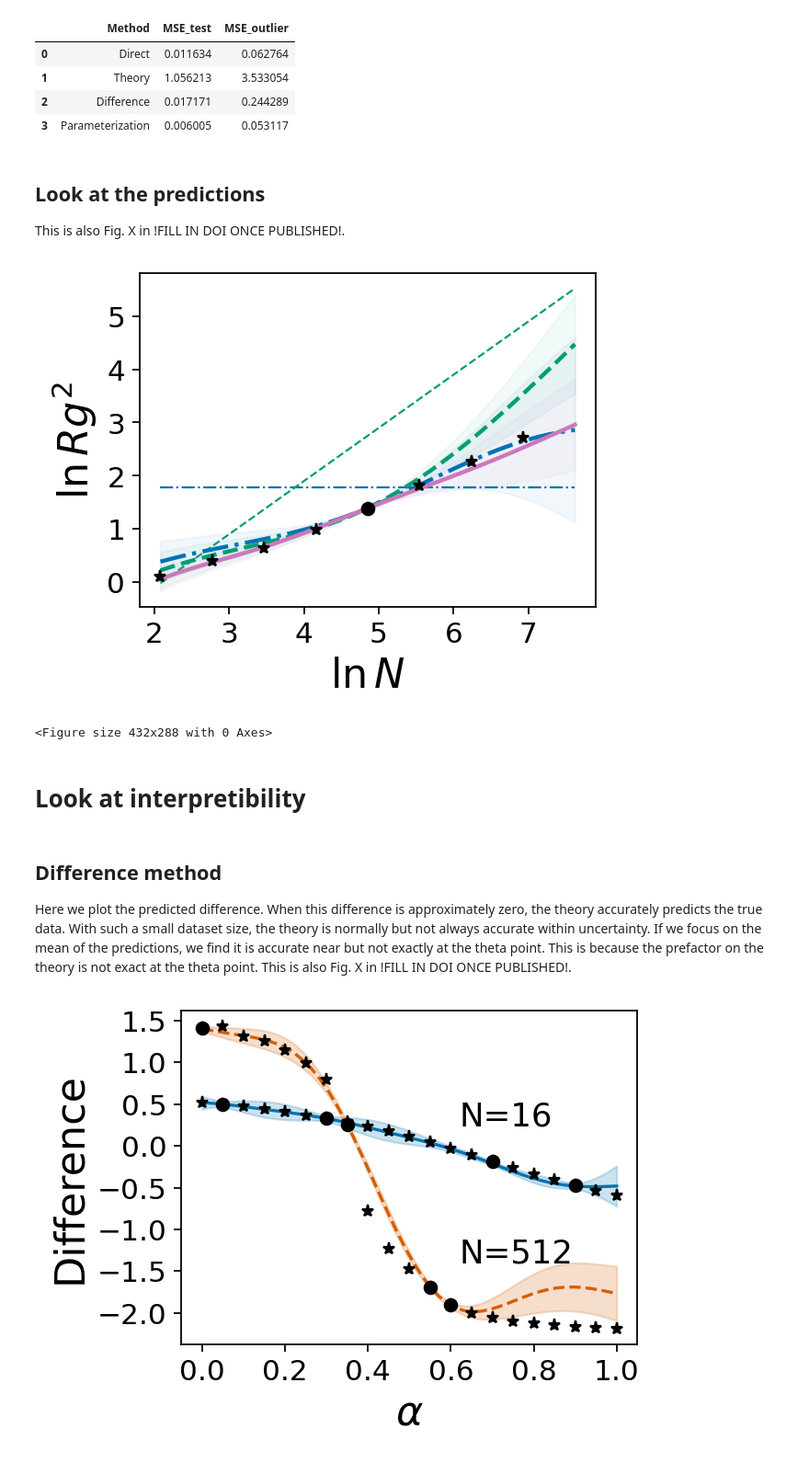
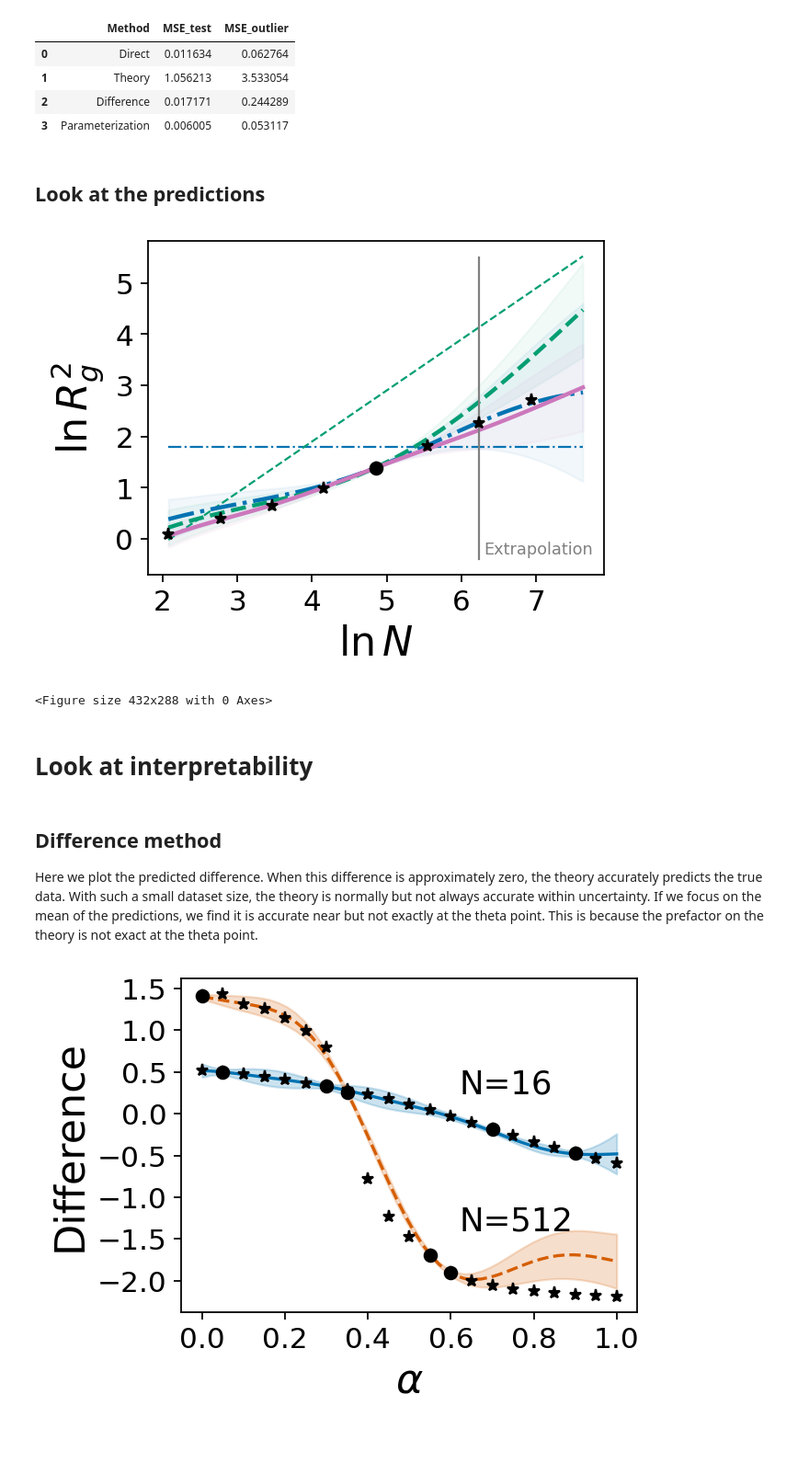
Before and after one commit to usnistgov/TaML, a Jupyter notebook: notebooks/MethodComparison_GPR_HomoscedasticNoise.ipynb, the cells around one changed output. Shown: that part at 92% size. Cells and saved outputs as stored; diff of their text form; code cells hidden in the pictures.

```diff
--- a/notebooks/MethodComparision_GPR_HomoscedasticNoise.ipynb
+++ b/notebooks/MethodComparison_GPR_HomoscedasticNoise.ipynb
@@ -200,25 +215,28 @@ kernel2 = gpflow.kernels.Linear(active_dims=[0])
 kernel2.variance.assign(1)
 
 # kernel for the slope
-kernel3 = gpflow.kernels.SquaredExponential(lengthscales=[3],active_dims=[1])
+kernel3 = gpflow.kernels.SquaredExponential(lengthscales=[3], active_dims=[1])
 
 # total kernel
 kernel = kernel2*kernel3+kernel1
 
-model_param = gpflow.models.GPR((x_train, y_train-t_train), kernel=kernel, mean_function=gpflow.mean_functions.Constant())
-set_trainable(model_param.kernel.kernels[0].kernels[0].variance, False) # fix one of the two prefactors that are multiplied by each other
+model_param = gpflow.models.GPR(
+    (x_train, y_train-t_train), kernel=kernel, mean_function=gpflow.mean_functions.Constant())
 
-#optimize
+# fix one of the two prefactors that are multiplied by each other
+set_trainable(model_param.kernel.kernels[0].kernels[0].variance, False)
+
+# optimize
 model_param = optimizeGPR(model_param)
 
 # test
 y_mean, y_var = model_param.predict_f(x_test)
 y_mean += t_test
-mse_param = mean_squared_error(y_test,y_mean)
+mse_param = mean_squared_error(y_test, y_mean)
 
 y_mean, y_var = model_param.predict_f(x_out)
 y_mean += t_out
-mse_out_param = mean_squared_error(y_out,y_mean)
+mse_out_param = mean_squared_error(y_out, y_mean)
 # %% [output]
 ╒═══════════════════════════════════════════════╤═══════════╤══════════════════╤═════════╤═════════════╤═════════╤═════════╤═══════════╕
 │ name                                          │ class     │ transform        │ prior   │ trainable   │ shape   │ dtype   │ value     │
@@ -253,32 +273,35 @@ dftable.head()
 | 3 | Parameterization | 0.006005 | 0.053117 |
 # %% [markdown]
 ## Look at the predictions
-This is also Fig. X in !FILL IN DOI ONCE PUBLISHED!.
 # %%
 figure(figsize=(4, 3), dpi=160)
 
-lamb=1. # pick a value of lambda to look at
+lamb = 1.  # pick a value of lambda to look at
 
 
 # compute the predictions
-xx=np.array([np.linspace(np.log(8),np.log(1024*2),50),np.ones(50)*lamb]).transpose()
+xx = np.array([np.linspace(np.log(8), np.log(1024*2), 50),
+              np.ones(50)*lamb]).transpose()
 
 mean_direct, var_direct = model_direct.predict_f(xx)
 
 mean_diff, var_diff = model_diff.predict_f(xx)
-mean_diff = mean_diff.numpy() + xx[:,0].reshape(1,-1).transpose()+np.log(1/6)
+mean_diff = mean_diff.numpy() + xx[:, 0].reshape(1, -1).transpose()+np.log(1/6)
 
 mean_param, var_param = model_param.predict_f(xx)
-mean_param = mean_param.numpy() + xx[:,0].reshape(1,-1).transpose()+np.log(1/6)
+mean_param = mean_param.numpy(
+) + xx[:, 0].reshape(1, -1).transpose()+np.log(1/6)
 
 # Plot the priors
-plt.plot(xx[:,0], model_direct.mean_function.c.numpy()+xx[:,0]*0, "-.",color=cmap[0], lw=1, label='Direct prior')
-plt.plot(xx[:,0], model_diff.mean_function.c.numpy()+np.log(1/6)+xx[:,0], "--", color=cmap[2], lw=1, label='Difference prior')
+plt.plot(xx[:, 0], model_direct.mean_function.c.numpy()+xx[:, 0]
+         * 0, "-.", color=cmap[0], lw=1, label='Direct prior')
+plt.plot(xx[:, 0], model_diff.mean_function.c.numpy()+np.log(1/6) +
+         xx[:, 0], "--", color=cmap[2], lw=1, label='Difference prior')
 
 # plot the predictions
-plt.plot(xx[:,0], mean_direct, '-.', color=cmap[0], lw=2, label='direct')
-plt.plot(xx[:,0], mean_diff, '--', color=cmap[2], lw=2, label='difference')
-plt.plot(xx[:,0], mean_param, color=cmap[4], lw=2, label='parameterization')
+plt.plot(xx[:, 0], mean_direct, '-.', color=cmap[0], lw=2, label='direct')
+plt.plot(xx[:, 0], mean_diff, '--', color=cmap[2], lw=2, label='difference')
+plt.plot(xx[:, 0], mean_param, color=cmap[4], lw=2, label='parameterization')
 
 plt.fill_between(
     xx[:, 0],
@@ -286,47 +309,51 @@ plt.fill_between(
     mean_direct[:, 0] + 1.96 * np.sqrt(var_direct[:, 0]),
     color=cmap[0],
     alpha=0.05,
 )
 plt.fill_between(
     xx[:, 0],
     mean_diff[:, 0] - 1.96 * np.sqrt(var_diff[:, 0]),
     mean_diff[:, 0] + 1.96 * np.sqrt(var_diff[:, 0]),
     color=cmap[2],
     alpha=0.05,
 )
 plt.fill_between(
     xx[:, 0],
     mean_param[:, 0] - 1.96 * np.sqrt(var_param[:, 0]),
     mean_param[:, 0] + 1.96 * np.sqrt(var_param[:, 0]),
     color=cmap[4],
     alpha=0.05,
 )
 
+# Plot extrapolation line
+plt.plot([np.log(512), np.log(512)], [-.4, 5.5], "-",
+         color='grey', lw=1, label='Difference prior')
+plt.text(6.3, -.3, 'Extrapolation', color='grey', fontsize=8)
 
 # Plot the data
-datalam=pd.concat([df[df['lambda']==lamb],dfout[dfout['lambda']==lamb]])
-dftrain=df.iloc[train]
-datatrainlam=dftrain[dftrain['lambda']==lamb]
+datalam = pd.concat([df[df['lambda'] == lamb], dfout[dfout['lambda'] == lamb]])
+dftrain = df.iloc[train]
+datatrainlam = dftrain[dftrain['lambda'] == lamb]
 
-plt.plot(datalam['log N'],datalam['log Rg,mean'],'*',c='black')
-plt.plot(datatrainlam['log N'],datatrainlam['log Rg,mean'],'o',c='black')
+plt.plot(datalam['log N'], datalam['log Rg,mean'], '*', c='black')
+plt.plot(datatrainlam['log N'], datatrainlam['log Rg,mean'], 'o', c='black')
 
 # Add labels, etc.
 plt.xlabel(r'$\ln N$', fontsize=20)
-plt.ylabel(r'$\ln Rg^2$', fontsize=20)
+plt.ylabel(r'$\ln R_g^2$', fontsize=20)
 plt.xticks(fontsize=14)
 plt.yticks(fontsize=14)
 
 plt.show()
-plt.savefig('data.pdf',bbox_inches='tight')
+plt.savefig('data_homo.pdf', bbox_inches='tight')
 # %% [output]
-[figure, old version]
+[figure, new version]
 <Figure size 432x288 with 0 Axes>
 # %% [markdown]
-# Look at interpretibility
+# Look at interpretability
 # %% [markdown]
 ## Difference method
-Here we plot the predicted difference. When this difference is approximately zero, the theory accurately predicts the true data. With such a small dataset size, the theory is normally but not always accurate within uncertainty. If we focus on the mean of the predictions, we find it is accurate near but not exactly at the theta point. This is because the prefactor on the theory is not exact at the theta point. This is also Fig. X in !FILL IN DOI ONCE PUBLISHED!.
+Here we plot the predicted difference. When this difference is approximately zero, the theory accurately predicts the true data. With such a small dataset size, the theory is normally but not always accurate within uncertainty. If we focus on the mean of the predictions, we find it is accurate near but not exactly at the theta point. This is because the prefactor on the theory is not exact at the theta point.
 # %%
 figure(figsize=(4, 3), dpi=160)
 
```
Also changed, not shown: parts of 15 cells of this notebook, 4 other files.
